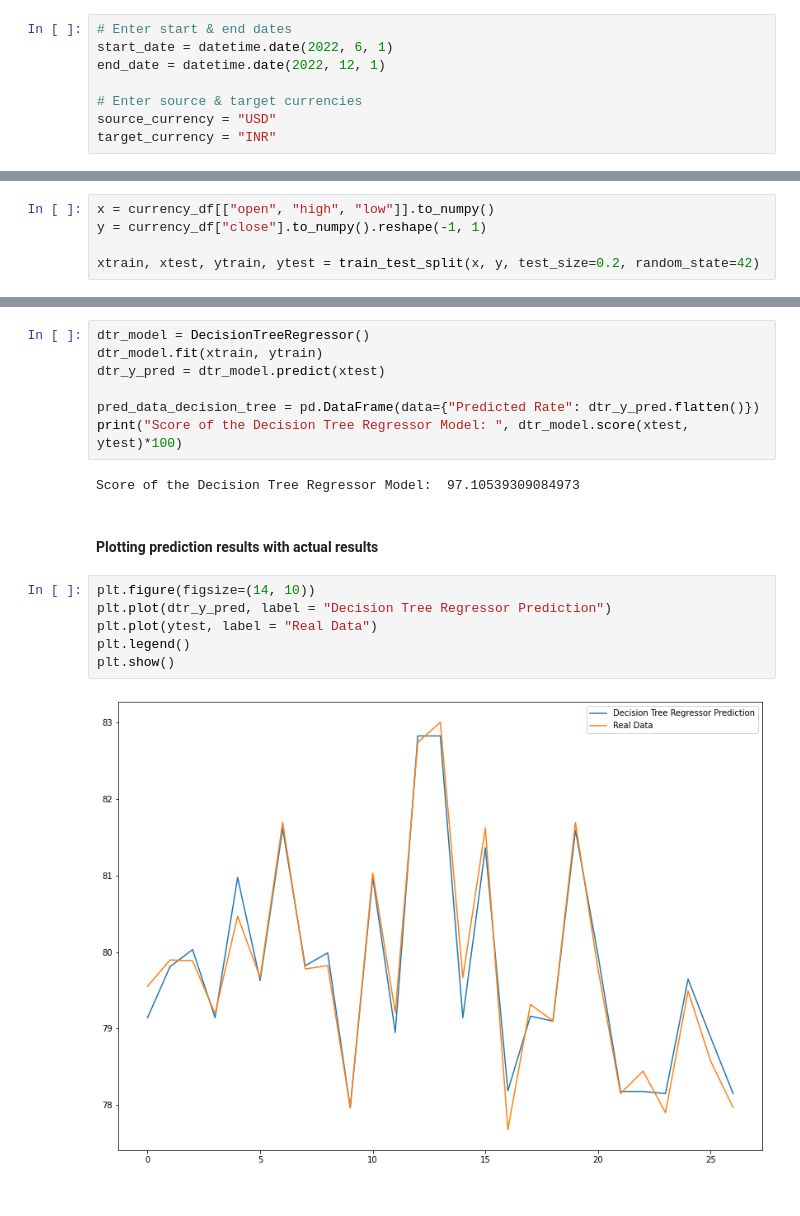
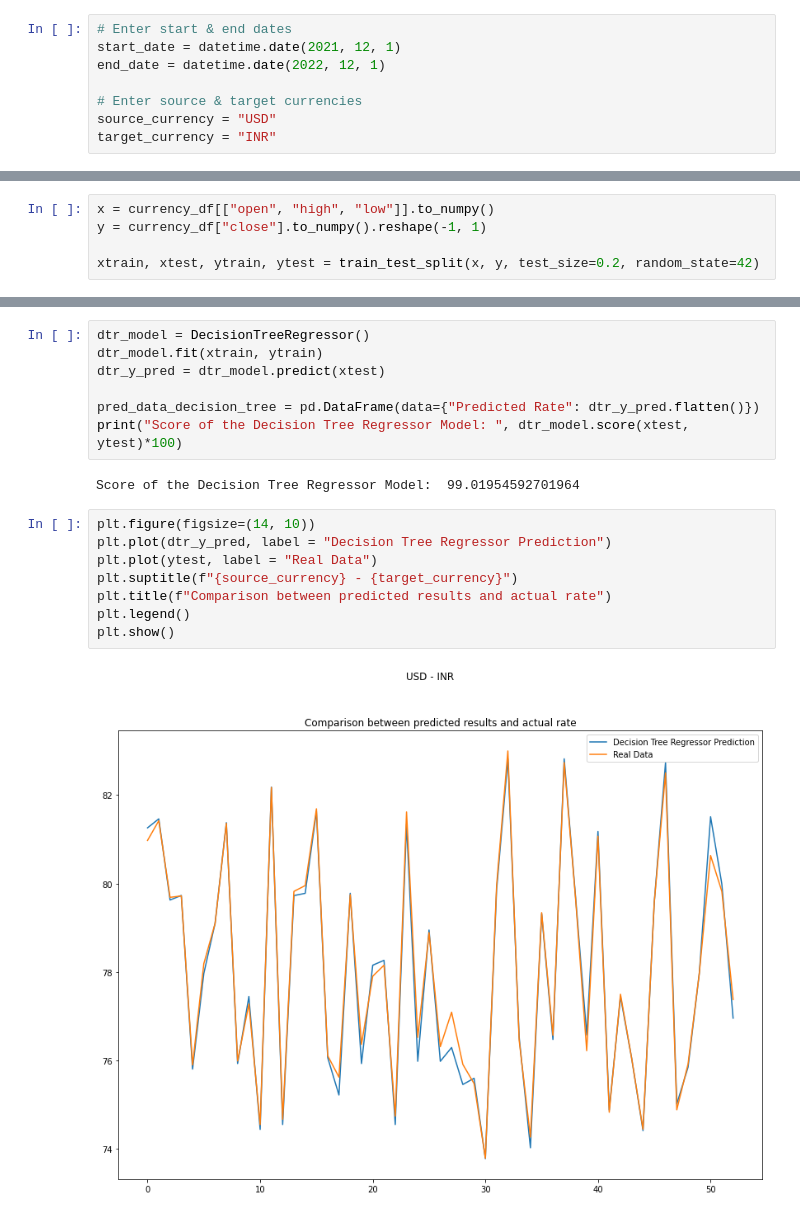
Before and after one commit to r15hank/currency-predictor, a Jupyter notebook: currency_predictor.ipynb, the cells around one changed output, grey strips where cells are left out. Cells and saved outputs as stored; diff of their text form.

Commit message:
Refactored some code, added comments and markdown. Implemented regressor in prophet model

```diff
--- a/currency_predictor.ipynb
+++ b/currency_predictor.ipynb
@@ -43,7 +52,7 @@ from sklearn.neural_network import MLPRegressor
 ### Configure currencies and dates to apply prediction
 # %%
 # Enter start & end dates
-start_date = datetime.date(2022, 6, 1)
+start_date = datetime.date(2021, 12, 1)
 end_date = datetime.date(2022, 12, 1)
 
 # Enter source & target currencies
@@ -127,14 +147,14 @@ dtr_y_pred = dtr_model.predict(xtest)
 pred_data_decision_tree = pd.DataFrame(data={"Predicted Rate": dtr_y_pred.flatten()})
 print("Score of the Decision Tree Regressor Model: ", dtr_model.score(xtest, ytest)*100)
 # %% [output]
-Score of the Decision Tree Regressor Model:  97.10539309084973
+Score of the Decision Tree Regressor Model:  99.01954592701964
-# %% [markdown]
-#### Plotting prediction results with actual results
 # %%
 plt.figure(figsize=(14, 10))
 plt.plot(dtr_y_pred, label = "Decision Tree Regressor Prediction")
 plt.plot(ytest, label = "Real Data")
+plt.suptitle(f"{source_currency} - {target_currency}")
+plt.title(f"Comparison between predicted results and actual rate")
 plt.legend()
 plt.show()
 # %% [output]
-[figure, old version]
+[figure, new version]
```
Also changed, not shown: parts of 55 cells of this notebook.
